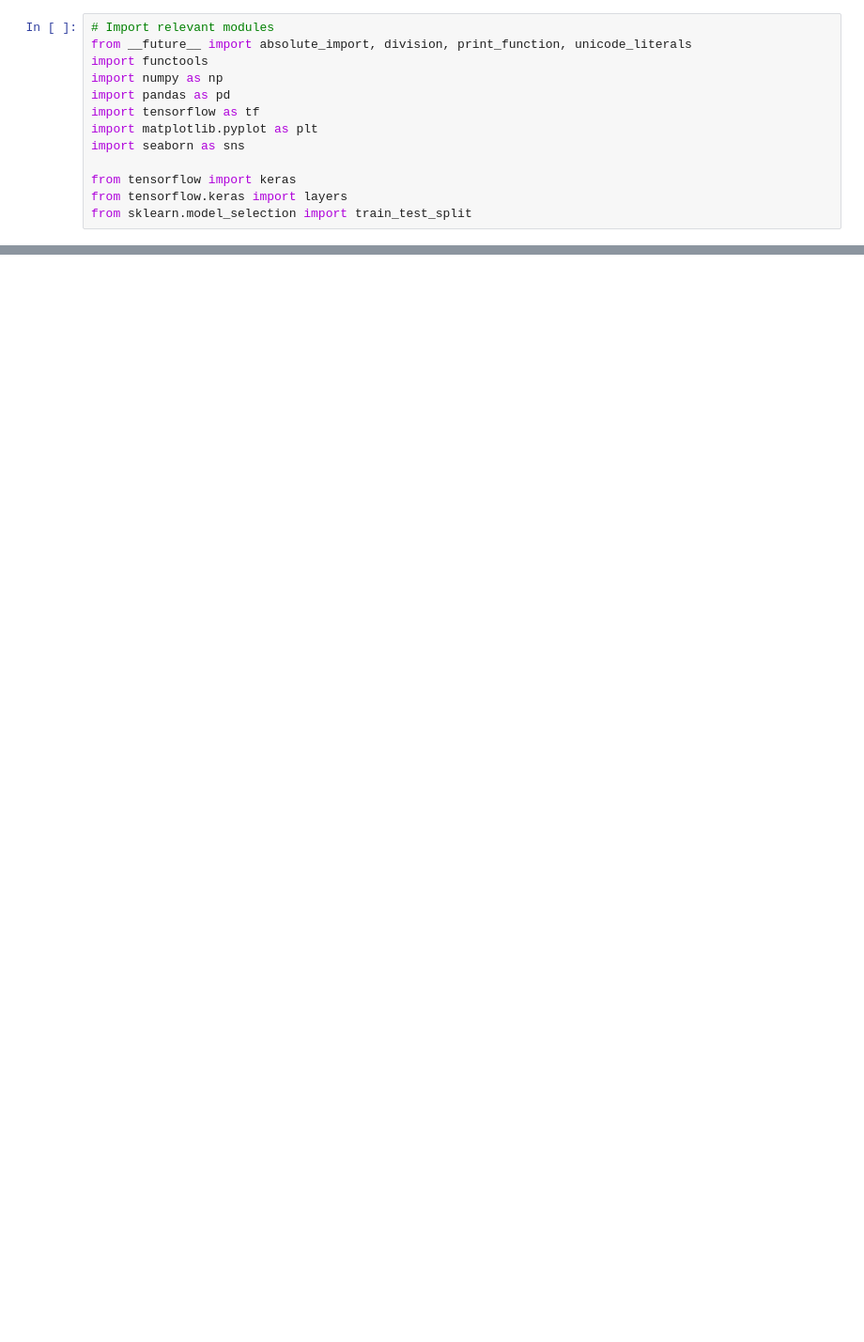
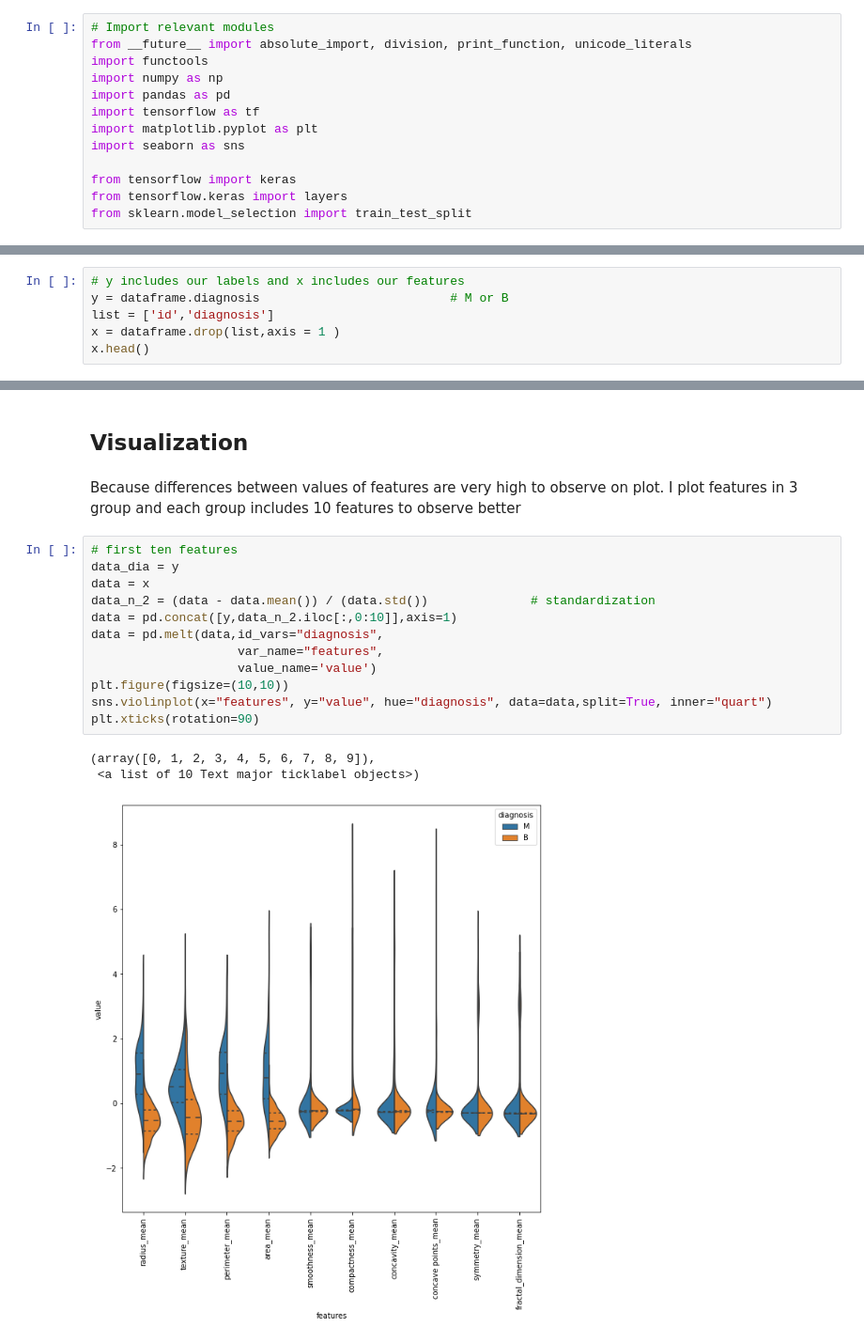
Before and after one commit to ganinurfadli/Data-Preparation, a Jupyter notebook: Data_preparation.ipynb, the cells around one changed output, grey strips where cells are left out. Shown at 94% size. Cells and saved outputs as stored; diff of their text form; blank space fills up the shorter version.

```diff
--- a/Data_preparation.ipynb
+++ b/Data_preparation.ipynb
@@ -36,0 +86,6 @@ dataframe.head()
+# %%
+# y includes our labels and x includes our features
+y = dataframe.diagnosis                          # M or B
+list = ['id','diagnosis']
+x = dataframe.drop(list,axis = 1 )
+x.head()
@@ -36,0 +129,20 @@ dataframe.head()
+# %% [markdown]
+## **Visualization**
+# %% [markdown]
+Because differences between values of features are very high to observe on plot. I plot features in 3 group and each group includes 10 features to observe better
+# %%
+# first ten features
+data_dia = y
+data = x
+data_n_2 = (data - data.mean()) / (data.std())              # standardization
+data = pd.concat([y,data_n_2.iloc[:,0:10]],axis=1)
+data = pd.melt(data,id_vars="diagnosis",
+                    var_name="features",
+                    value_name='value')
+plt.figure(figsize=(10,10))
+sns.violinplot(x="features", y="value", hue="diagnosis", data=data,split=True, inner="quart")
+plt.xticks(rotation=90)
+# %% [output]
+(array([0, 1, 2, 3, 4, 5, 6, 7, 8, 9]),
+ <a list of 10 Text major ticklabel objects>)
+[figure, added]
```
Also changed, not shown: parts of 24 cells of this notebook.
